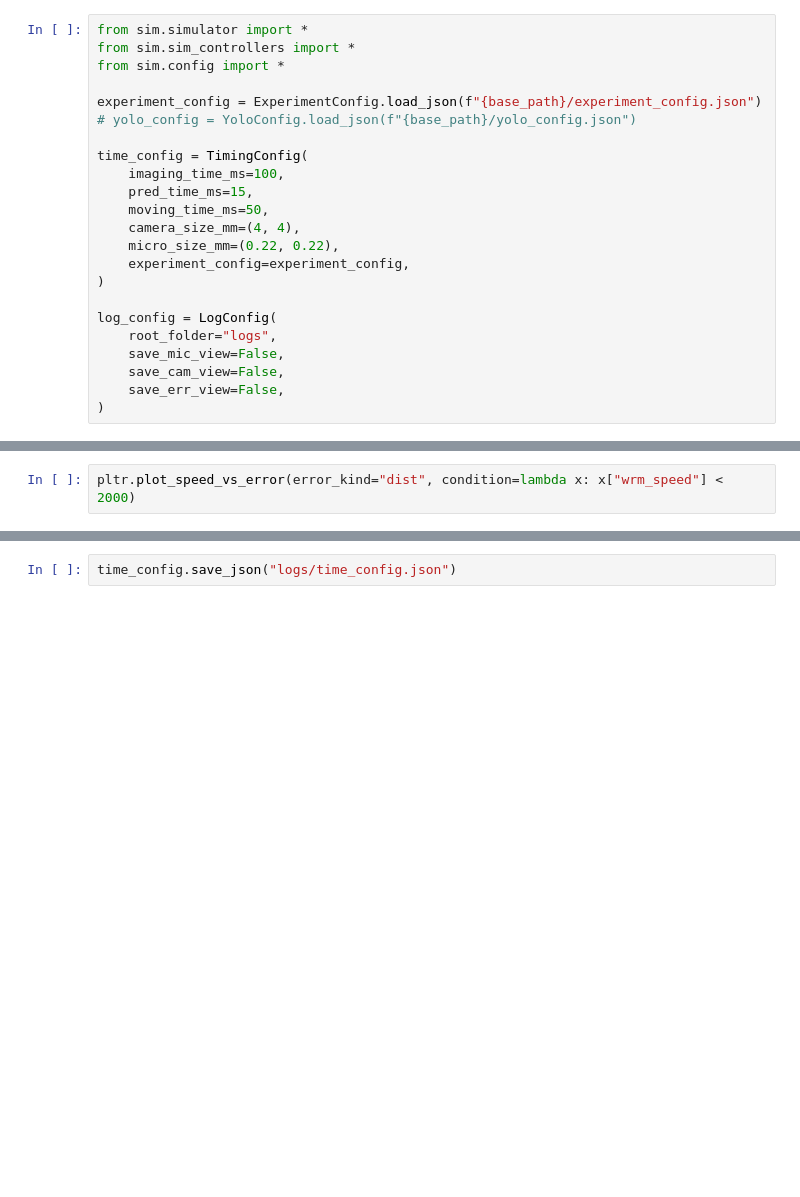
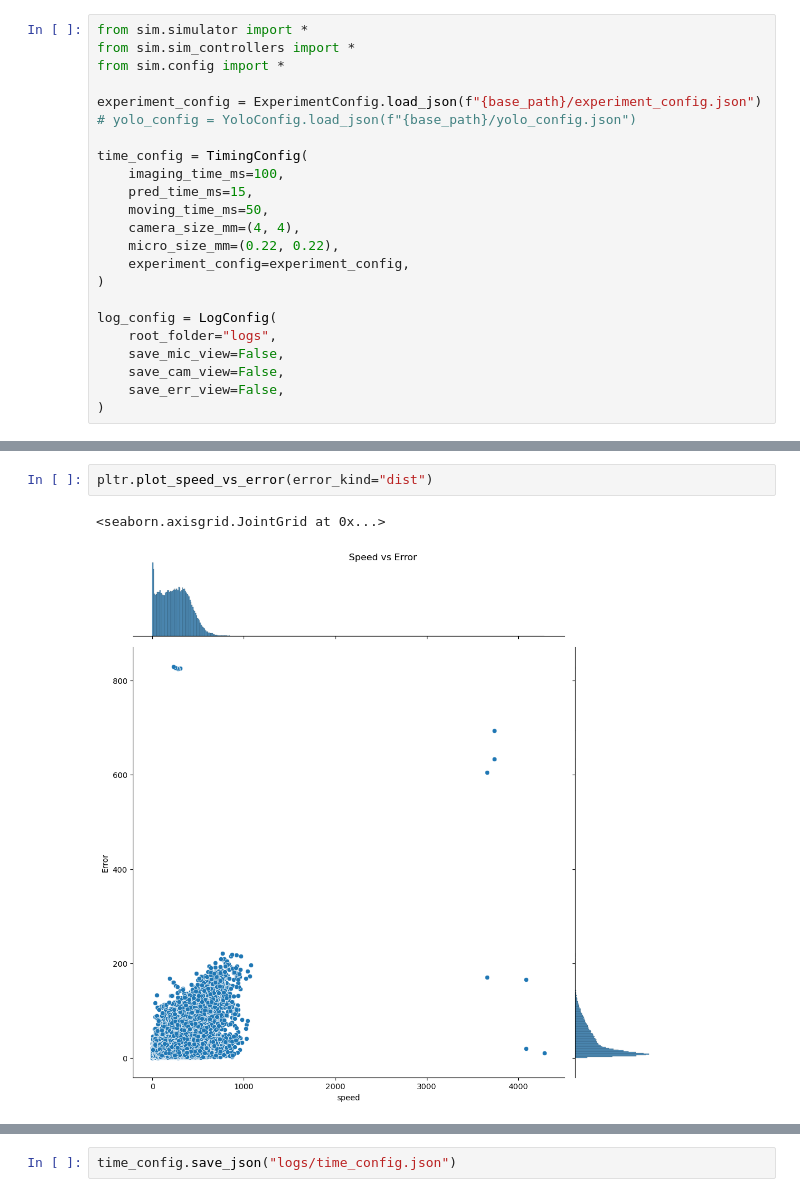
Before and after one commit to giladfrid009/WTracker, a Jupyter notebook: main.ipynb, the cells around one changed output, grey strips where cells are left out. Drawn from its saved outputs; the diff is of its cells as text; blank space fills up the shorter version.

```diff
--- a/main.ipynb
+++ b/main.ipynb
@@ -60,4 +84,7 @@ pltr.plot_error(log_wise=False, error_kind="bbox", condition=lambda x: x["bbox_e
 # %%
-pltr.plot_speed_vs_error(error_kind="dist", condition=lambda x: x["wrm_speed"] < 2000)
+pltr.plot_speed_vs_error(error_kind="dist")
+# %% [output]
+<seaborn.axisgrid.JointGrid at 0x...>
+[figure, added]
 # %%
 pltr.plot_deviation(percentile=0.999, log_wise=False)
```
Also changed, not shown: parts of 9 cells of this notebook, 1 other file.
